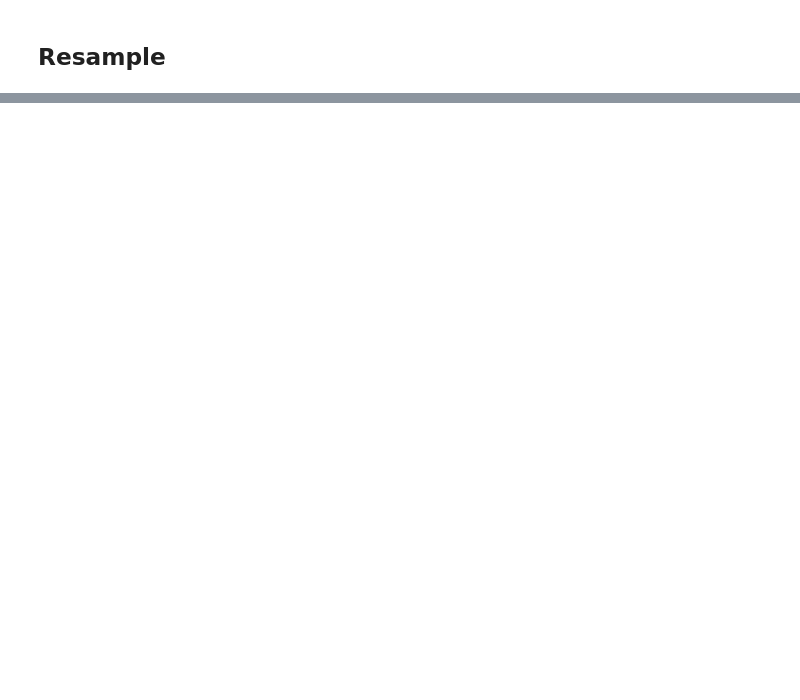
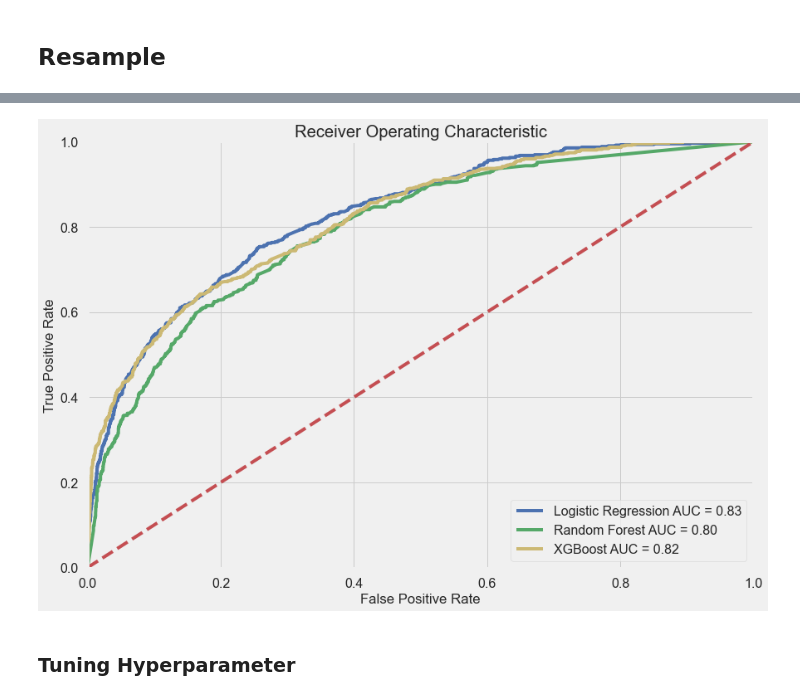
Before and after one commit to fabioismerim/financial_inclusion_africa, a Jupyter notebook: Financial_Inclusion_Africa.ipynb, the cells around one changed output, grey strips where cells are left out. Cells and saved outputs as stored; diff of their text form; code cells hidden in the pictures; blank space fills up the shorter version.

```diff
--- a/Financial_Inclusion_Africa.ipynb
+++ b/Financial_Inclusion_Africa.ipynb
@@ -748,0 +1022,3 @@ plt.show()
+# %%
+xgbd = xgb.XGBClassifier()
+xgbd.fit(X_train, y_train)
@@ -748,0 +1066,16 @@ plt.show()
+# %%
+#ACCURACY
+xgbd_test_acc = accuracy_score(y_test, xgbd_test_pred)
+
+#F1 Score:
+xgbd_test_f1 = f1_score(y_test, xgbd_test_pred)
+
+#AUC
+xgbd_test_prob = xgbd.predict_proba(X_test)
+xgbd_test_prob = xgbd_test_prob[:, 1]
+
+xgbd_test_auc = roc_auc_score(y_test, xgbd_test_prob)
+
+print('F1 Score = %.3f' % (xgbd_test_f1))
+print('XGBoost Test Accuracy = %.3f' % (xgbd_test_acc))
+print('XGBoost Test AUC = %.3f' % (xgbd_test_auc))
@@ -748,0 +1102,21 @@ plt.show()
+# %%
+# AUC plot
+xgbd_fpr, xgbd_tpr, threshold = roc_curve(y_test, xgbd_test_prob)
+xgbd_roc_auc = metrics.auc(xgbd_fpr, xgbd_tpr)
+
+# method I: plt
+plt.title('Receiver Operating Characteristic')
+plt.plot(lr_fpr, lr_tpr, 'b', label = 'Logistic Regression AUC = %0.2f' % lr_roc_auc)
+plt.plot(rf_fpr, rf_tpr, 'g', label = 'Random Forest AUC = %0.2f' % rf_roc_auc)
+plt.plot(xgbd_fpr, xgbd_tpr, 'y', label = 'XGBoost AUC = %0.2f' % xgbd_roc_auc)
+plt.legend(loc = 'lower right')
+plt.plot([0, 1], [0, 1],'r--')
+plt.xlim([0, 1])
+plt.ylim([0, 1])
+plt.ylabel('True Positive Rate')
+plt.xlabel('False Positive Rate')
+plt.show()
+# %% [output]
+[figure, added]
+# %% [markdown]
+### Tuning Hyperparameter
```
Also changed, not shown: parts of 45 cells of this notebook.
